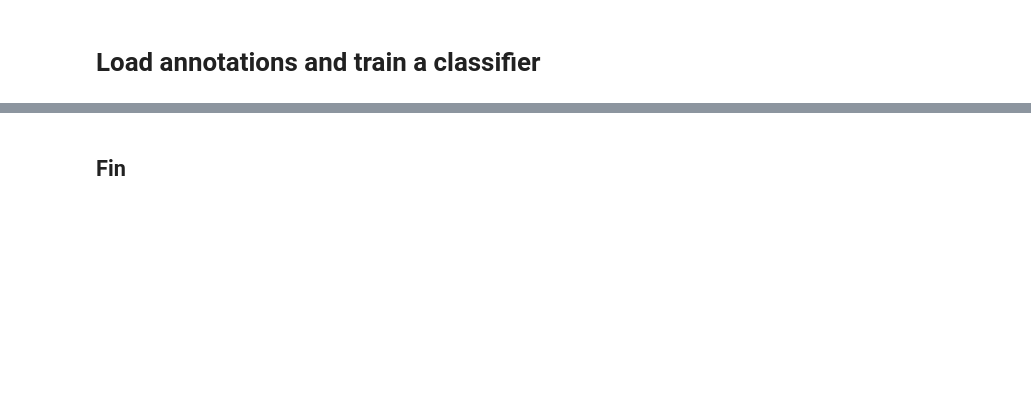
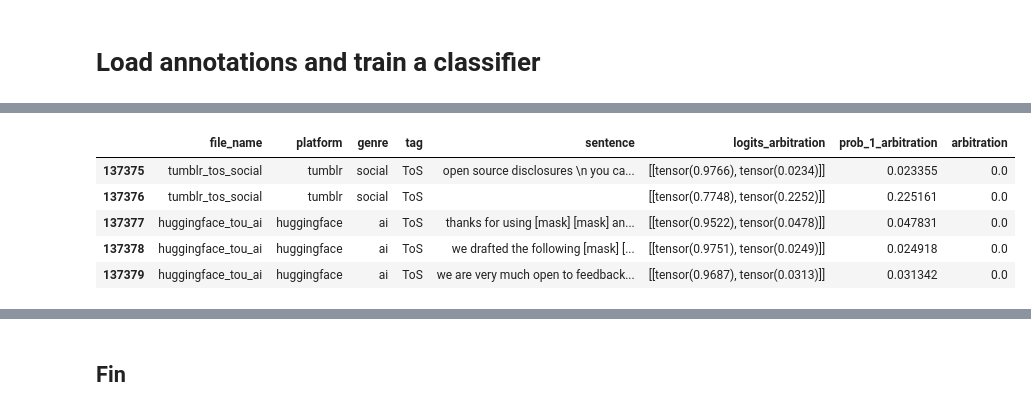
Before and after one commit to kasparvonbeelen/contracts, a Jupyter notebook: classify.ipynb, the cells around one changed output, grey strips where cells are left out. Cells and saved outputs as stored; diff of their text form; code cells hidden in the pictures; blank space fills up the shorter version.

```diff
--- a/classify.ipynb
+++ b/classify.ipynb
@@ -324,2 +295,11 @@ tokenizer = AutoTokenizer.from_pretrained(f'{clause_type}_model')
+# %%
+metadata.iloc[137375:137380]
+# %% [output]
+|  | file_name | platform | genre | tag | sentence | logits_arbitration | prob_1_arbitration | arbitration |
+| 137375 | tumblr_tos_social | tumblr | social | ToS | open source disclosures \n you ca... | [[tensor(0.9766), tensor(0.0234)]] | 0.023355 | 0.0 |
+| 137376 | tumblr_tos_social | tumblr | social | ToS |  | [[tensor(0.7748), tensor(0.2252)]] | 0.225161 | 0.0 |
+| 137377 | huggingface_tou_ai | huggingface | ai | ToS | thanks for using [mask] [mask] an... | [[tensor(0.9522), tensor(0.0478)]] | 0.047831 | 0.0 |
+| 137378 | huggingface_tou_ai | huggingface | ai | ToS | we drafted the following [mask] [... | [[tensor(0.9751), tensor(0.0249)]] | 0.024918 | 0.0 |
+| 137379 | huggingface_tou_ai | huggingface | ai | ToS | we are very much open to feedback... | [[tensor(0.9687), tensor(0.0313)]] | 0.031342 | 0.0 |
 # %%
 tqdm.pandas()
```
Also changed, not shown: parts of 26 cells of this notebook, 5 other files.
